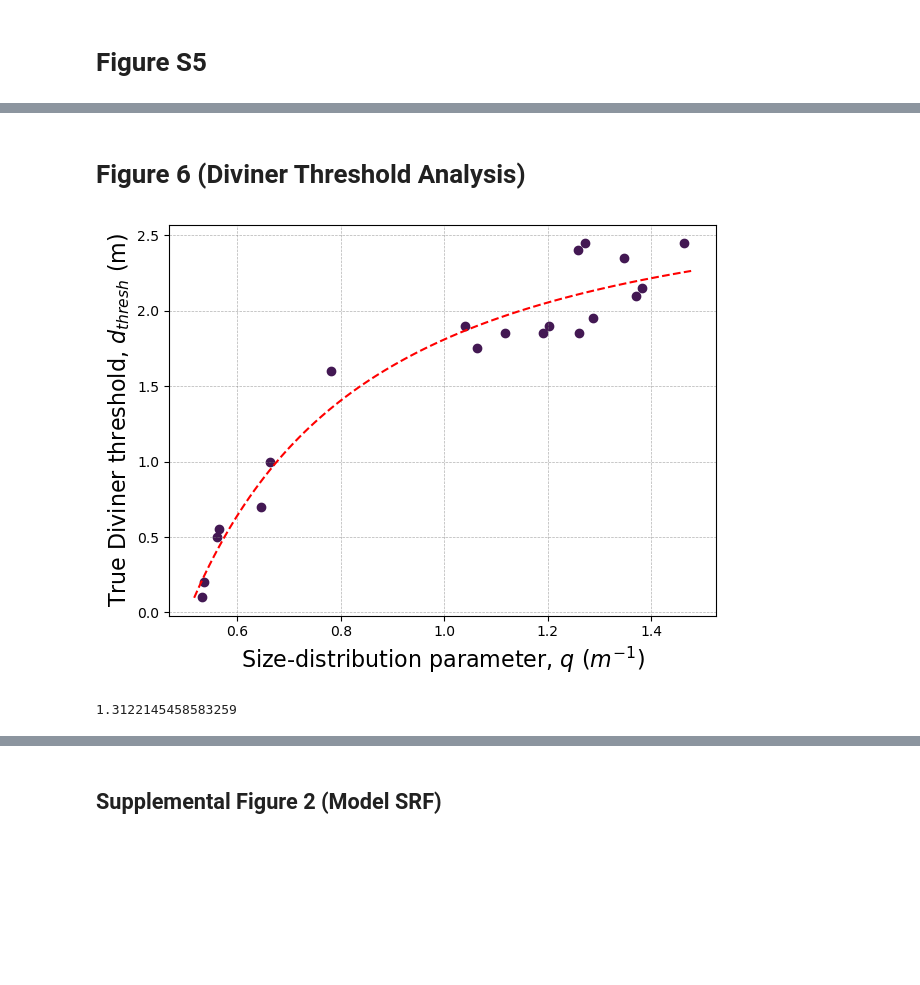
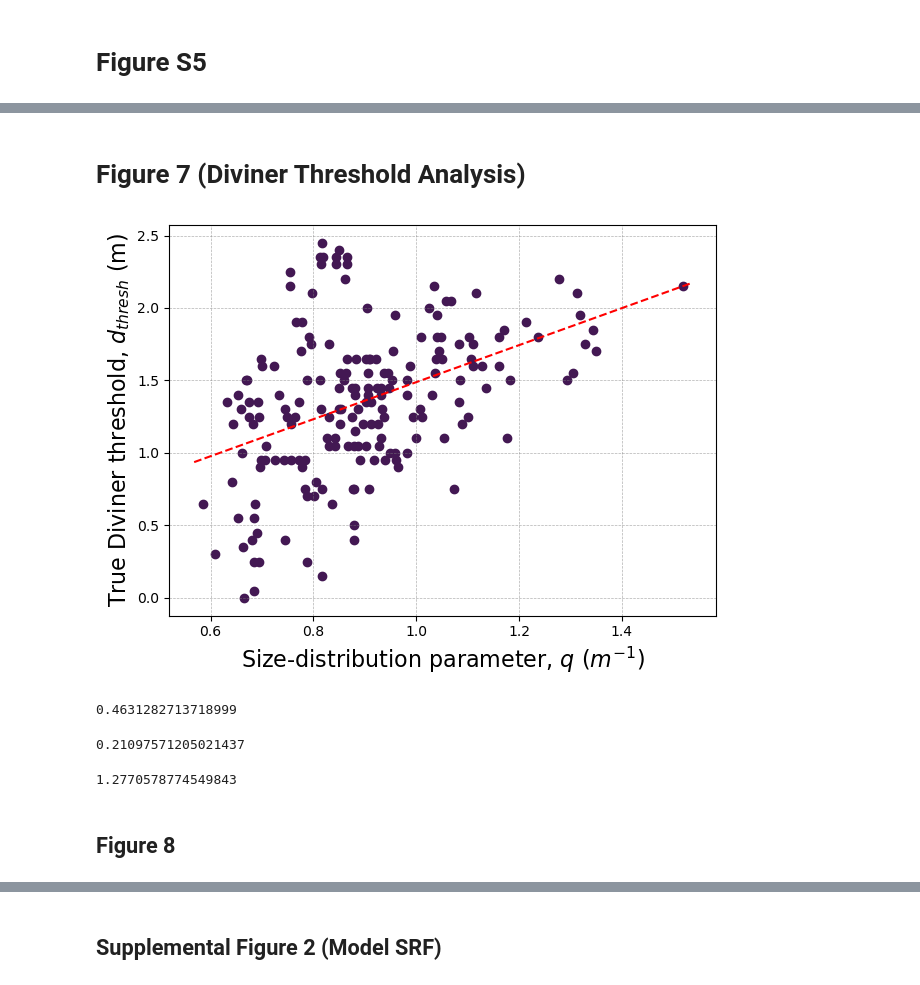
Before and after one commit to brianvamaro/lunarrockabundance, a Jupyter notebook: Lunar Rock Abundance Comparison Analysis.ipynb, the cells around one changed output, grey strips where cells are left out. Drawn from its saved outputs; the diff is of its cells as text; code cells hidden in the pictures; blank space fills up the shorter version.

```diff
--- a/Lunar Rock Abundance Comparison Analysis.ipynb
+++ b/Lunar Rock Abundance Comparison Analysis.ipynb
@@ -134,5 +155,0 @@ CPLE_AppDefinedError: Deleting BlurredBoulderNetRAMap.tif failed: Permission den
-# %%
-blurredBoulderNet_map_ra = "BlurredBoulderNetRAMap.tif"
-ds = rasterio.open(blurredBoulderNet_map_ra)
-blurredBoulderNetRA = ds.read(1)
-ds = None
@@ -169,12 +182,12 @@ Smoothing Graph (Figure 3d)
 # %%
 diviner_ra_vals = divinerRA.flatten()
-boulderNet_ra_vals = blurredBoulderNetRA.flatten()
+blurred_boulderNet_ra_vals = blurredBoulderNetRA.flatten()
 
 plt.figure(figsize=(8, 6))
 
-r_squared = np.corrcoef(diviner_ra_vals, boulderNet_ra_vals)[0][1]
-plt.scatter(diviner_ra_vals, boulderNet_ra_vals, label=f"R² = {r_squared:.2f}", marker='.', color="#431853")
-a, b = np.polyfit(diviner_ra_vals, boulderNet_ra_vals, 1)
+r_squared = (np.corrcoef(diviner_ra_vals, blurred_boulderNet_ra_vals)[0][1])**2
+plt.scatter(diviner_ra_vals, blurred_boulderNet_ra_vals, label=f"R² = {r_squared:.2f}", marker='.', color="#431853")
+a, b = np.polyfit(diviner_ra_vals, blurred_boulderNet_ra_vals, 1)
 plt.plot(diviner_ra_vals, a * diviner_ra_vals + b, color="black", label='Line of best fit')
 
 plt.xlabel("Diviner rock abundance", size=26)
@@ -188,6 +201,5 @@ plt.yticks(fontsize=14)
 
 plt.legend(fontsize=16)
 plt.tight_layout()
-plt.savefig('Figure 3 d high_res_plot.png', dpi=300, bbox_inches='tight')
 plt.show()
 # %% [output]
@@ -504,2 +498,2 @@ print(boulderNetRAs[b])
 # %% [markdown]
-# Figure 6 (Diviner Threshold Analysis)
+# Figure 7 (Diviner Threshold Analysis)
@@ -510 +500,19 @@ tilesDf = pd.read_csv("Data/TileDF.csv").rename(columns={'DivinerRAmean': 'Divin
+# %%
+bouldersGDFYolo = pd.read_csv('Data/yolo_boulders_with_RA_and_tileID.csv')
+bouldersGDFYolo['tile_area'] = bouldersGDFYolo['area_2']
+bouldersGDFYolo['tile_id'] = bouldersGDFYolo['id_3']
+bouldersGDFYolo['boulder_area'] = bouldersGDFYolo['area']
+bouldersGDFYolo['diameter'] = 2 *np.sqrt(bouldersGDFYolo['boulder_area'] / np.pi)
+bouldersGDFYolo['arealFracYolo'] = bouldersGDFYolo['arealFracY']
+bouldersGDFYolo['arealFracPowell'] = bouldersGDFYolo['ArealFrac']
+bouldersGDFYolo['DivinerRA'] = bouldersGDFYolo['DivinerRAm']
+
+
+NUM_TILES = 864
+total_area = NUM_TILES * bouldersGDFYolo.tile_area[1]
+
+area_threshold = .5*.5*5*5
+diameter_threshold = 2* (np.sqrt((area_threshold)/ np.pi))
+
+tilesDf = pd.read_csv("Data/TileDfYoloAndPowell.csv").rename(columns={'DivinerRAm': 'DivinerRA', 'id': 'tile_id', 'ArealFrac':'arealFracPowell', 'arealFracY':'arealFracYolo'})
 # %%
@@ -580,26 +589,42 @@ for i in range(len(divinerRAs)):
     threshold = thresholds[np.argmin(errors)]
     correctThresholds.append(threshold)
 # %%
-def model_func(x, a, b, c):
-    return a + b*x**c
+def model_func(x,a, b):
+    return a+b*x
 
-params, covariance = curve_fit(lambda x,a,b,c:  model_func(x, a, b, c), q_vals, correctThresholds, p0=(1, -1, -1))
+params, covariance = curve_fit(lambda x,a,b:  model_func(x, a, b), q_vals, correctThresholds, p0=(1, 1))
 
-a, b, c = params
+a, b = params
 
 x_fit = np.linspace(min(q_vals)*0.97, max(q_vals)*1.01, 100)
-y_fit = model_func(x_fit, a, b, c)
+y_fit = model_func(x_fit, a, b)
 
-plt.scatter(q_vals, correctThresholds, color = "#431853")
+plt.scatter(q_vals, correctThresholds, color = "#834F95")
 plt.plot(x_fit, y_fit, color='red', linestyle='--')
 plt.grid(color='gray', linestyle='--', linewidth=0.5, alpha=0.6)
 plt.xlabel("Size-distribution parameter, $q\ (m^{-1})$", size = 16)
 plt.ylabel("True Diviner threshold, $d_{thresh}$ (m)", size = 16)
 plt.tight_layout()
 plt.show()
 # %% [output]
-[figure, old version]
+[figure, new version]
-# %%
-model_func(0.7667, a, b, c) #Estimate for threshold for entire study area
-# %% [output]
-1.3122145458583259
+# %%
+y_predicted = model_func(np.array(q_vals), a, b)
+residuals = correctThresholds - y_predicted
+
+mse = np.mean(residuals**2)
+
+rmse = np.sqrt(mse)
+rmse
+# %% [output]
+0.4631282713718999
+# %%
+a
+# %% [output]
+0.21097571205021437
+# %%
+b
+# %% [output]
+1.2770578774549843
+# %% [markdown]
+## Figure 8
```
Also changed, not shown: parts of 45 cells of this notebook.
